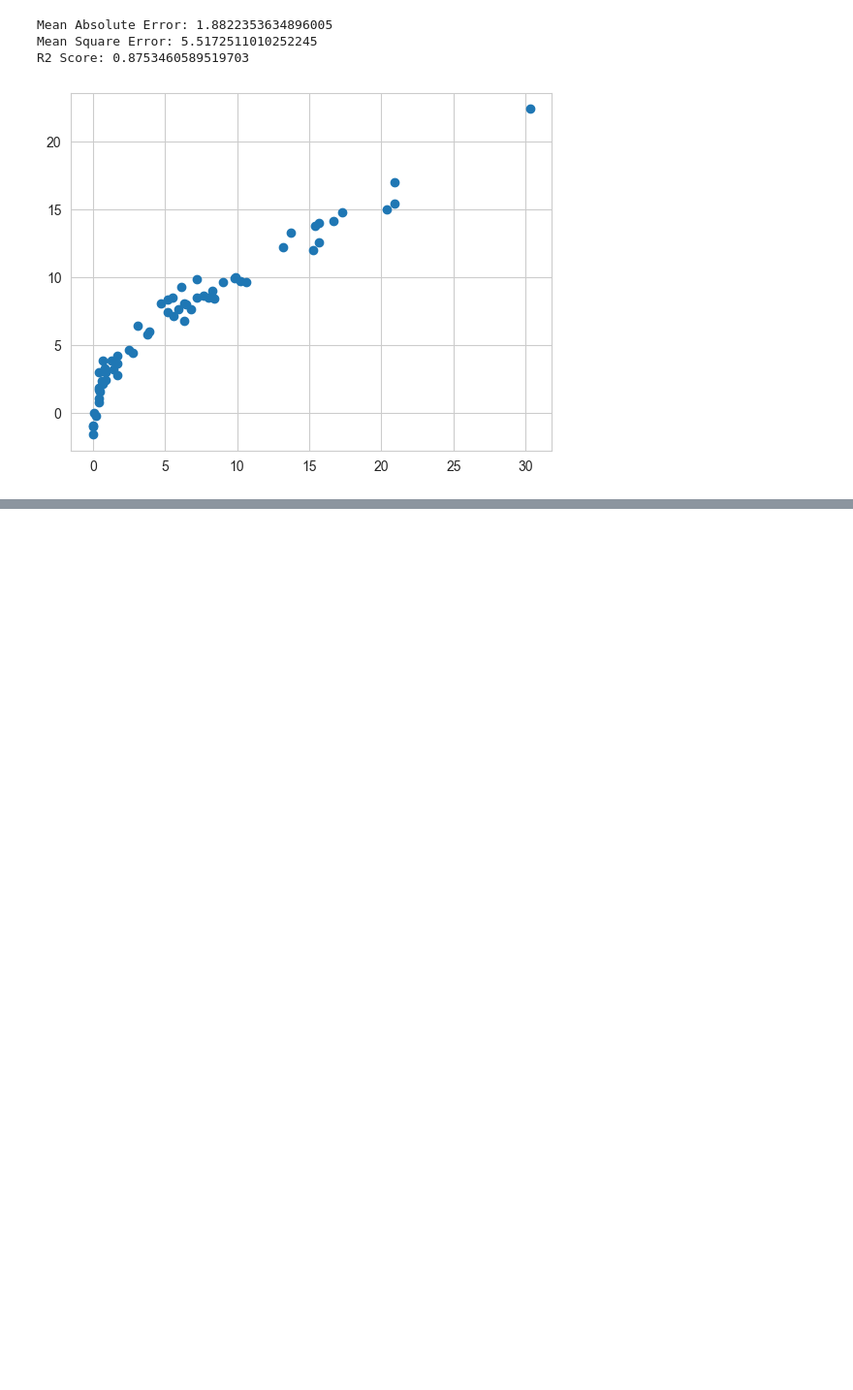
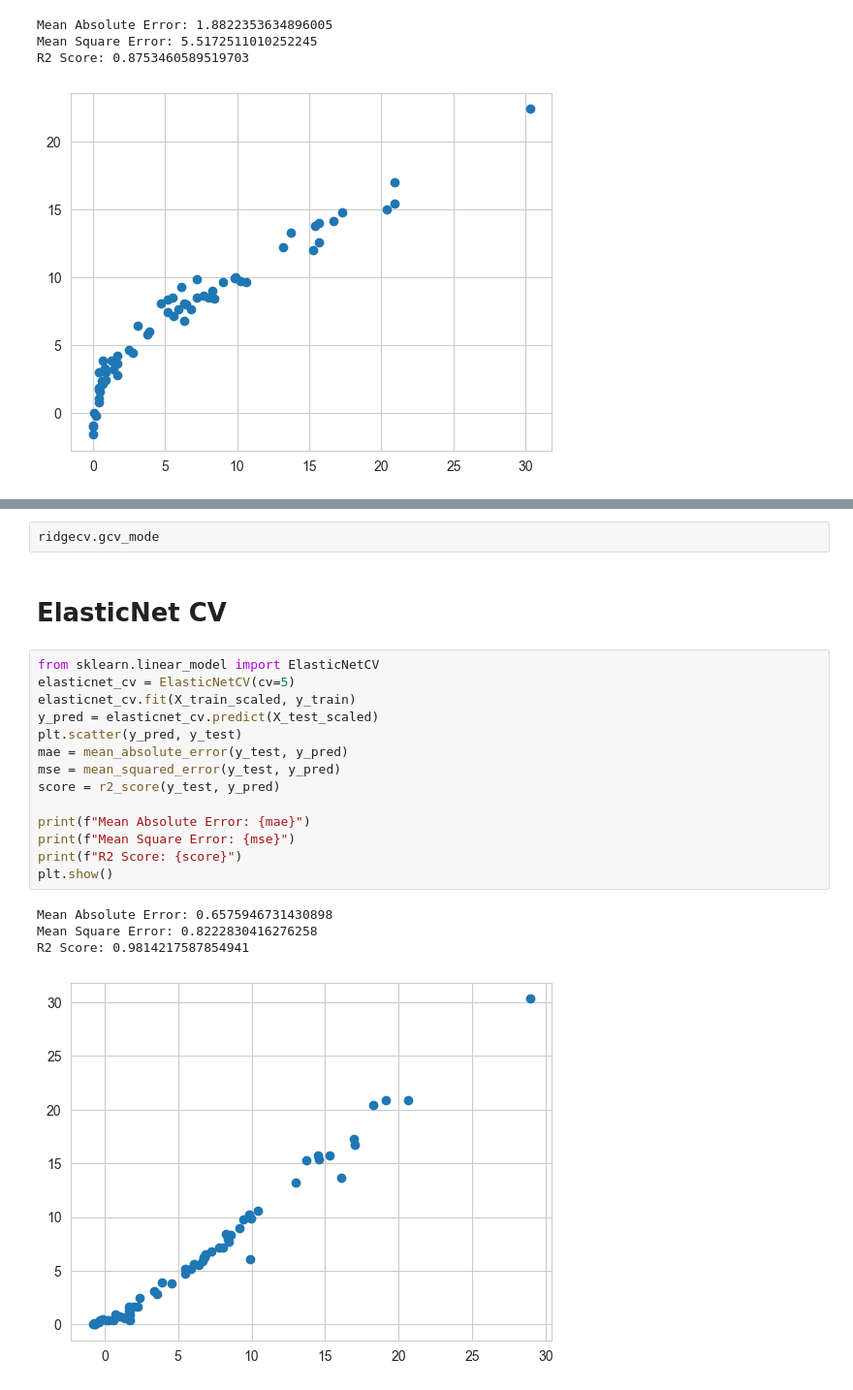
Before and after one commit to Shimul-Zahan/ML-Bootcamp, a Jupyter notebook: Ridge,Lasso And ElasticNet Algorithm/ridge_lassto_elastic_cv.ipynb, the cells around one changed output, grey strips where cells are left out. Shown at 97% size. Saved outputs shown, nothing was run; the diff lists cells and outputs as text; blank space fills up the shorter version.

```diff
--- a/Ridge,Lasso And ElasticNet Algorithm/ridge_lassto_elastic_cv.ipynb
+++ b/Ridge,Lasso And ElasticNet Algorithm/ridge_lassto_elastic_cv.ipynb
@@ -521,0 +630,23 @@ R2 Score: 0.8753460589519703
+# %%
+ridgecv.gcv_mode
+# %% [markdown]
+# ElasticNet CV
+# %%
+from sklearn.linear_model import ElasticNetCV
+elasticnet_cv = ElasticNetCV(cv=5)
+elasticnet_cv.fit(X_train_scaled, y_train)
+y_pred = elasticnet_cv.predict(X_test_scaled)
+plt.scatter(y_pred, y_test)
+mae = mean_absolute_error(y_test, y_pred)
+mse = mean_squared_error(y_test, y_pred)
+score = r2_score(y_test, y_pred)
+
+print(f"Mean Absolute Error: {mae}")
+print(f"Mean Square Error: {mse}")
+print(f"R2 Score: {score}")
+plt.show()
+# %% [output]
+Mean Absolute Error: 0.6575946731430898
+Mean Square Error: 0.8222830416276258
+R2 Score: 0.9814217587854941
+[figure, added]
```
Also changed, not shown: parts of 10 cells of this notebook.
